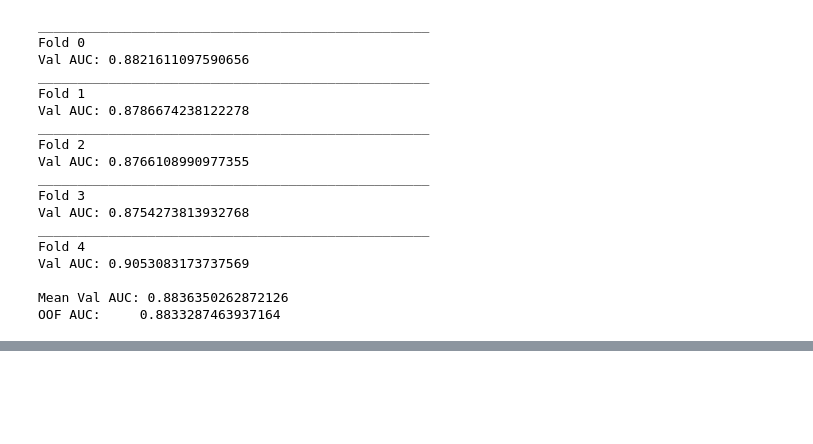
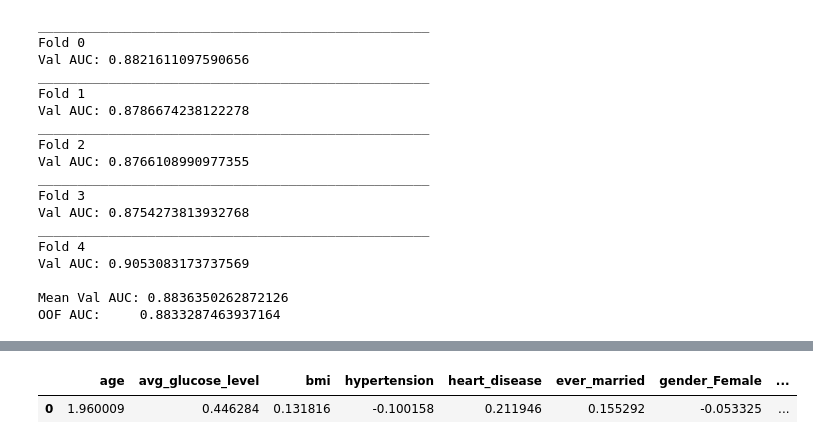
Before and after one commit to tejasramramesh/Stroke-Prediction, a Jupyter notebook: Code/Kaggle_Stroke_Classification.ipynb, the cells around one changed output, grey strips where cells are left out. Drawn from its saved outputs; the diff is of its cells as text; code cells hidden in the pictures; blank space fills up the shorter version.

```diff
--- a/Code/Kaggle_Stroke_Classification.ipynb
+++ b/Code/Kaggle_Stroke_Classification.ipynb
@@ -800,0 +795,3 @@ labels
+# %%
+path_test = '/content/test.csv'
+data_test = pd.read_csv(path_test)
@@ -870,0 +857,5 @@ for train_index,test_index in skf.split(X,Y):
+# %%
+importance_df
+# %% [output]
+|  | age | avg_glucose_level | bmi | hypertension | heart_disease | ever_married | gender_Female | ... |
+| 0 | 1.960009 | 0.446284 | 0.131816 | -0.100158 | 0.211946 | 0.155292 | -0.053325 | ... |
```
Also changed, not shown: parts of 37 cells of this notebook.
